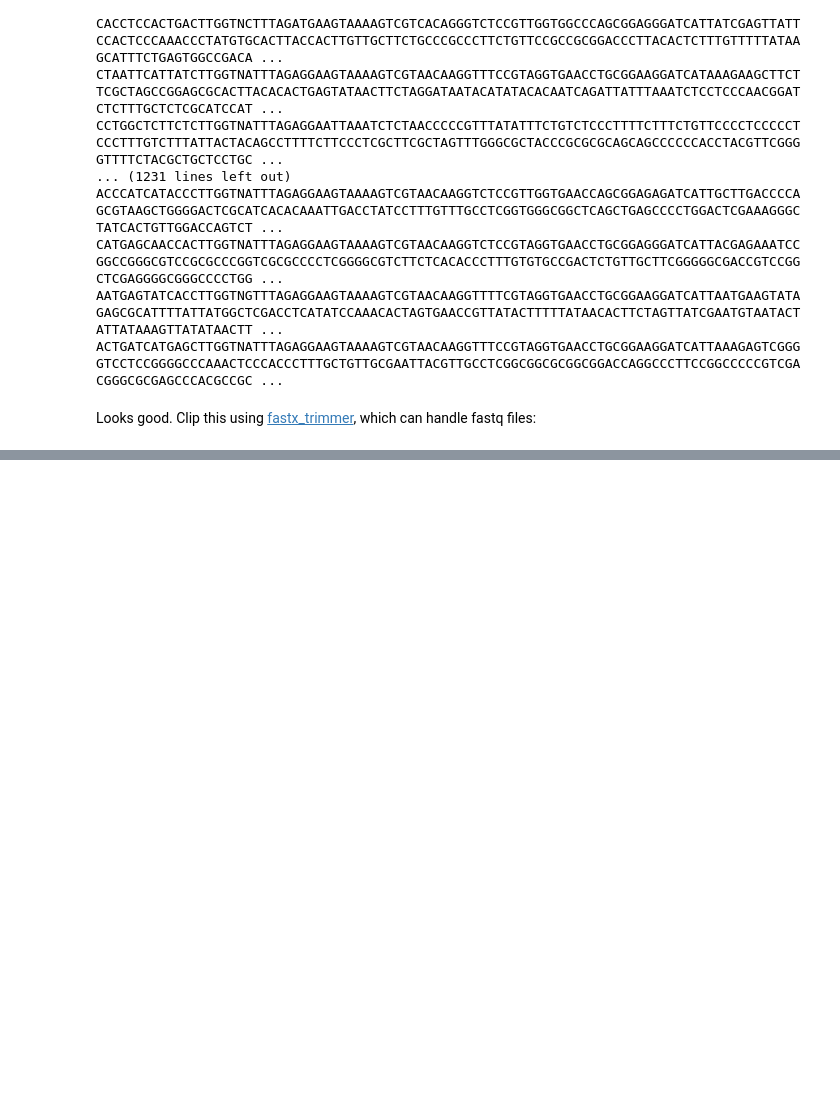
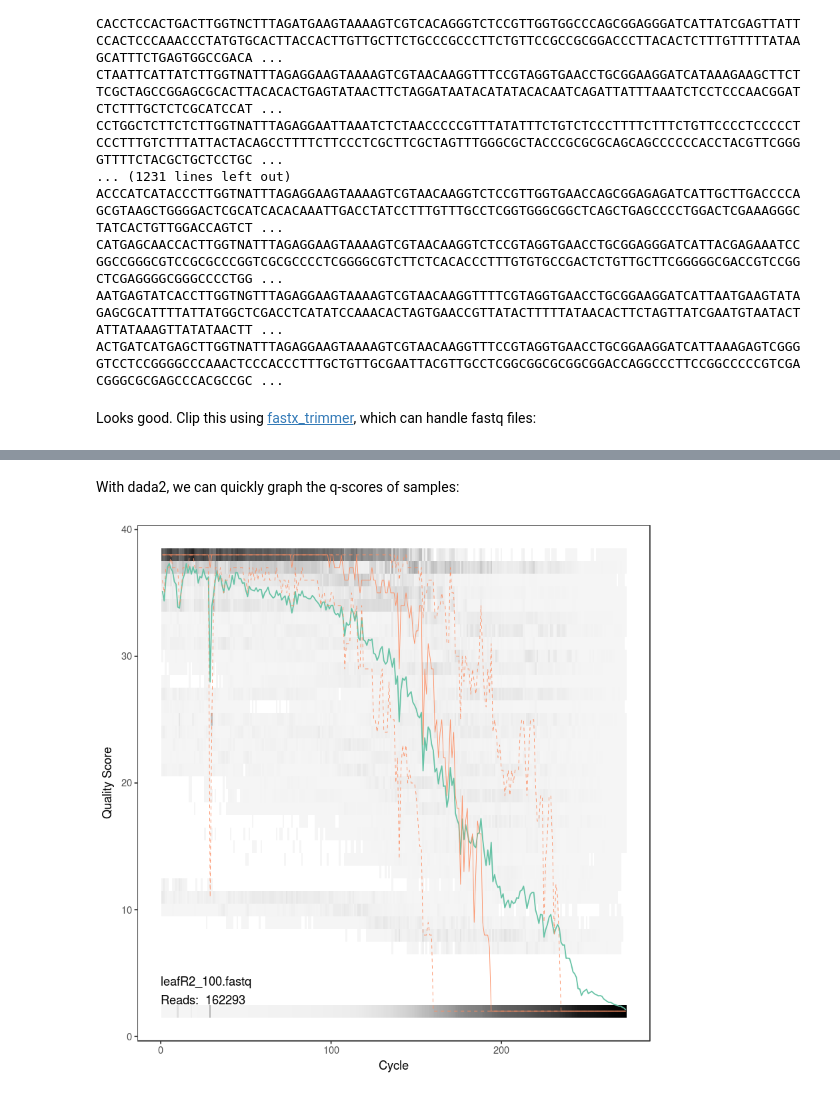
Before and after one commit to danchurch/taiwan_dada2, a Jupyter notebook: dada2pipeline.ipynb, the cells around one changed output, grey strips where cells are left out. Saved outputs shown, nothing was run; the diff lists cells and outputs as text; code cells hidden in the pictures; blank space fills up the shorter version.

```diff
--- a/dada2pipeline.ipynb
+++ b/dada2pipeline.ipynb
@@ -550,0 +566,2 @@ BOLclippled/leafR2_127.2
+# %%
+leafPath <- "/home/daniel/Documents/taiwan/taiwan_dada2/reads/dmult_BOLclipped"
@@ -550,0 +590,6 @@ BOLclippled/leafR2_127.2
+# %%
+## forward, R2 for leaves
+fnFs <- list.files(leafPath, pattern='R2', full.names=TRUE)
+
+## reverse, R1 for leaves
+fnRs <- list.files(leafPath, pattern='R1', full.names=TRUE)
@@ -550,0 +696,6 @@ BOLclippled/leafR2_127.2
+# %% [markdown]
+With dada2, we can quickly graph the q-scores of samples:
+# %%
+plotQualityProfile(fnFs[1])
+# %% [output]
+[figure, added]
```
Also changed, not shown: parts of 67 cells of this notebook, 5 other files.
